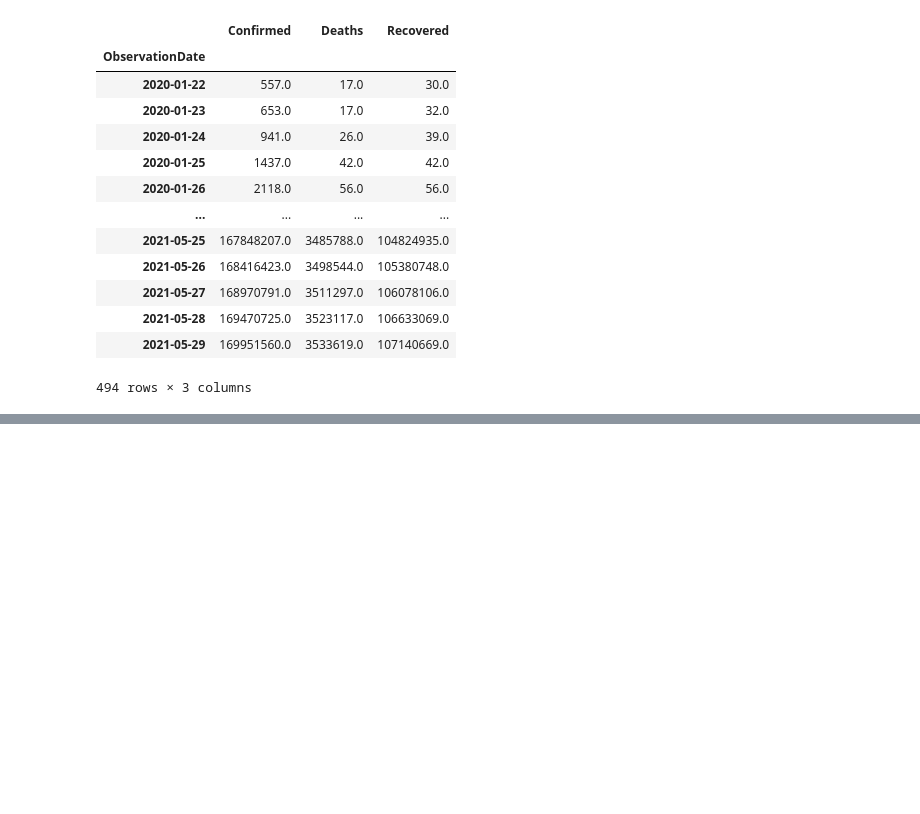
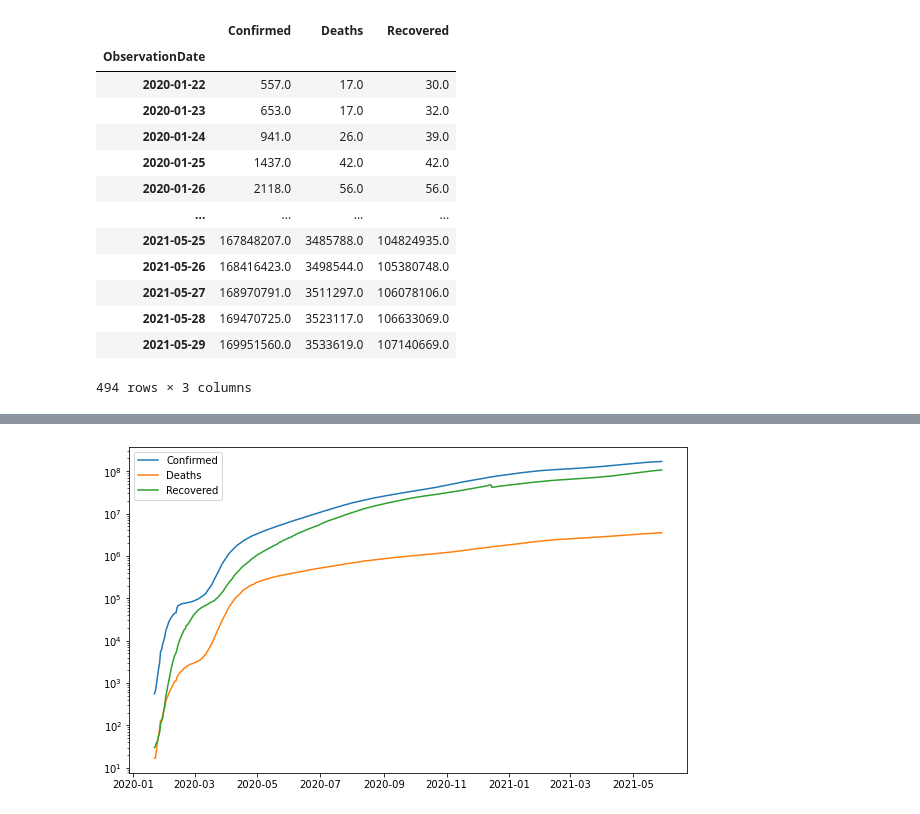
Before and after one commit to germancheg/altan_python, a Jupyter notebook: 2.analytics/12.Covid-19.ipynb, the cells around one changed output, grey strips where cells are left out. Saved outputs shown, nothing was run; the diff lists cells and outputs as text; code cells hidden in the pictures; blank space fills up the shorter version.

```diff
--- a/2.analytics/12.Covid-19.ipynb
+++ b/2.analytics/12.Covid-19.ipynb
@@ -122,7 +122,7 @@ pd.to_datetime("01/22/2020").date()
 datetime.date(2020, 1, 22)
 # %%
 # конвертация временных данных в тип TimeStamp
-data_2.loc[:, "ObservationDate"] = pd.to_datetime(data_2[:, "ObservationDate"])
+data_2.loc[:, "ObservationDate"] = pd.to_datetime(data_2["ObservationDate"])
 # %%
 data_2["ObservationDate"].head()
 # %% [output]
@@ -156,7 +156,8 @@ Name: ObservationDate, dtype: object
 # Анализ
 
 # группируем данные по датам и выводи суммарные значения (по всему миру)
-data_2.groupby(["ObservationDate"]).sum()
+world_data = data_2.groupby(["ObservationDate"]).sum()
+world_data
 # %% [output]
 |  | Confirmed | Deaths | Recovered |
 | ObservationDate |  |  |  |
@@ -174,0 +243,14 @@ data_2.groupby(["ObservationDate"]).sum()
+# %%
+plt.figure(figsize=[10, 6])
+
+plt.yscale("log")
+
+plt.plot(world_data.index, world_data["Confirmed"], label="Confirmed")
+plt.plot(world_data.index, world_data["Deaths"], label="Deaths")
+plt.plot(world_data.index, world_data["Recovered"], label="Recovered")
+
+plt.legend()
+
+plt.show()
+# %% [output]
+[figure, added]
```
Also changed, not shown: parts of 17 cells of this notebook.
